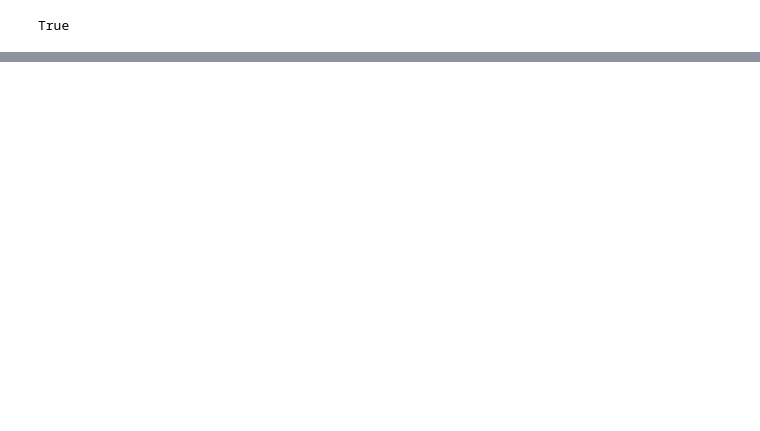
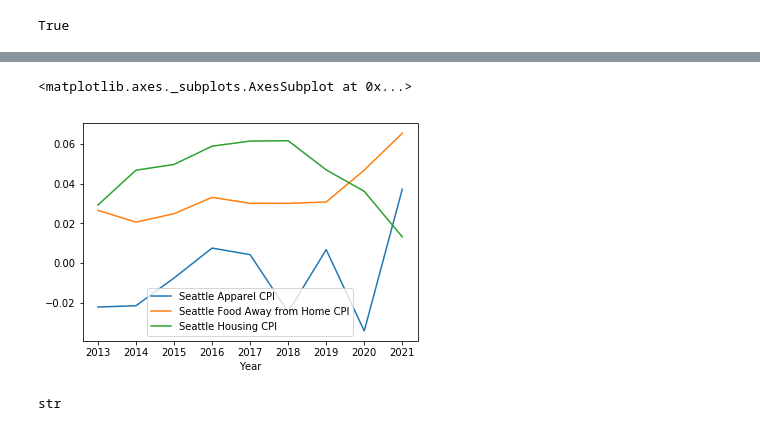
Before and after one commit to Angelboy-commercial/data-zookeepers, a Jupyter notebook: notebooks/ayanam.ipynb, the cells around one changed output, grey strips where cells are left out. Drawn from its saved outputs; the diff is of its cells as text; code cells hidden in the pictures; blank space fills up the shorter version.

Commit message:
updating Seattle dataframes

```diff
--- a/notebooks/ayanam.ipynb
+++ b/notebooks/ayanam.ipynb
@@ -383,0 +32,15 @@ seattle_CPI_data.to_csv("Resources\seattle_cpi_data.csv")
+# %%
+# Reset the index and reset the top row as column names
+
+seattleCPI_apparel_df.reset_index(drop=True, inplace=True)
+seattleCPI_apparel_df.set_index("Year", inplace=True)
+
+seattleCPI_FoodAway_df.reset_index(drop=True, inplace=True)
+seattleCPI_FoodAway_df.set_index("Year", inplace=True)
+
+seattleCPI_RentalEquivalent_df.reset_index(drop=True, inplace=True)
+seattleCPI_RentalEquivalent_df.set_index("Year", inplace=True)
+
+
+
+seattleCPI_FoodAway_df
@@ -383,0 +60,7 @@ seattle_CPI_data.to_csv("Resources\seattle_cpi_data.csv")
+# %%
+# Rename the columns
+seattleCPI_apparel_df.rename(columns= {'Annual': 'Seattle Apparel CPI'}, inplace= True)
+
+seattleCPI_FoodAway_df.rename(columns= {'Annual': 'Seattle Food Away from Home CPI'}, inplace= True)
+
+seattleCPI_RentalEquivalent_df.rename(columns= {'Annual': 'Seattle Housing CPI'}, inplace= True)
@@ -383,0 +82,7 @@ seattle_CPI_data.to_csv("Resources\seattle_cpi_data.csv")
+# %%
+#The dataframe types were set to object, so reset the column datatypes to numeric to enable plots and calculations
+seattleCPI_apparel_df["Seattle Apparel CPI"]= pd.to_numeric(seattleCPI_apparel_df["Seattle Apparel CPI"])
+
+seattleCPI_FoodAway_df["Seattle Food Away from Home CPI"]= pd.to_numeric(seattleCPI_FoodAway_df["Seattle Food Away from Home CPI"])
+
+seattleCPI_RentalEquivalent_df["Seattle Housing CPI"]= pd.to_numeric(seattleCPI_RentalEquivalent_df["Seattle Housing CPI"])
@@ -383,0 +114,16 @@ seattle_CPI_data.to_csv("Resources\seattle_cpi_data.csv")
+# %%
+# Calculate the percent change for the data
+seattle_pct_chg = seattle_CPI_data.pct_change()
+
+# Sample plot
+seattle_pct_chg.plot()
+# %% [output]
+<matplotlib.axes._subplots.AxesSubplot at 0x...>
+[figure, added]
+# %%
+# Retreive API keys
+public_key = os.getenv("ALPACA_API_KEY")
+private_key = os.getenv("ALPACA_SECRET_KEY")
+type(private_key)
+# %% [output]
+str
```
Also changed, not shown: parts of 37 cells of this notebook, 6 other files.
